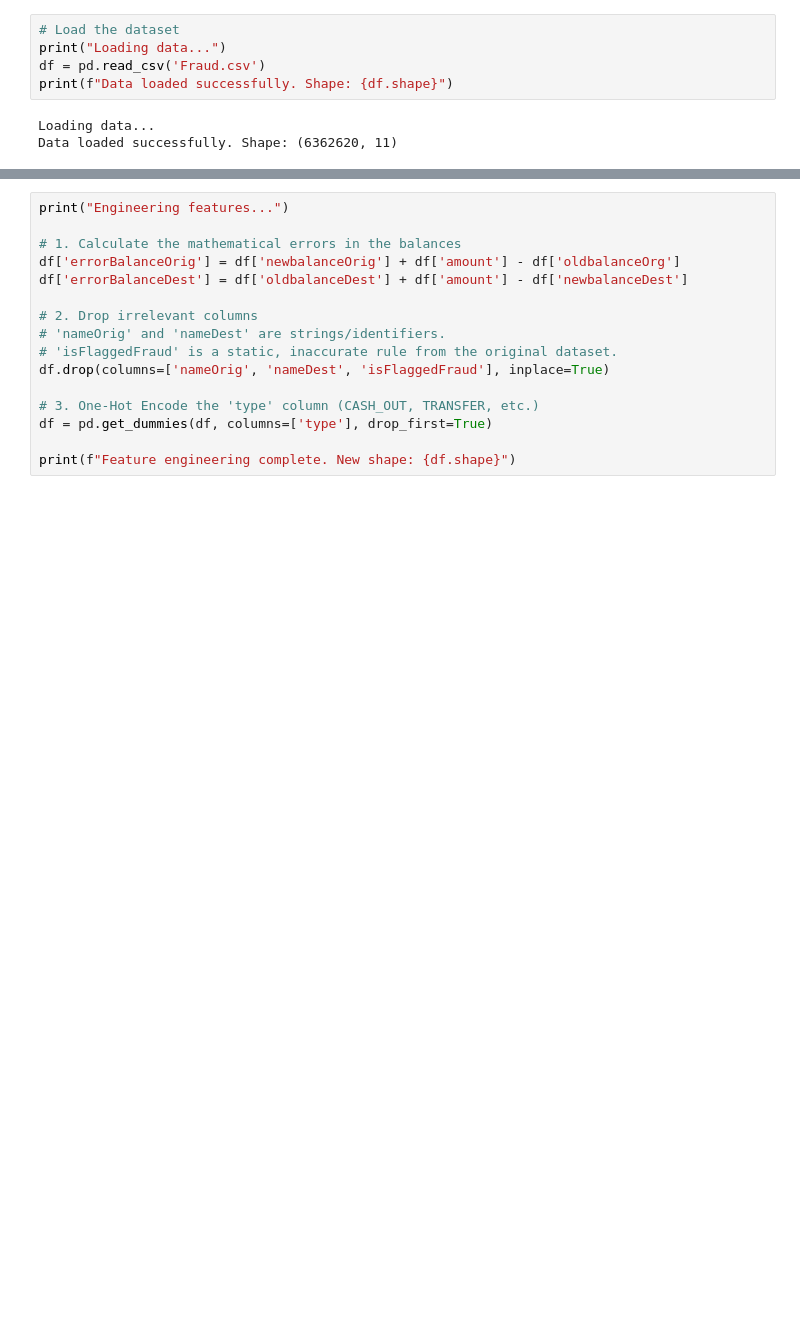
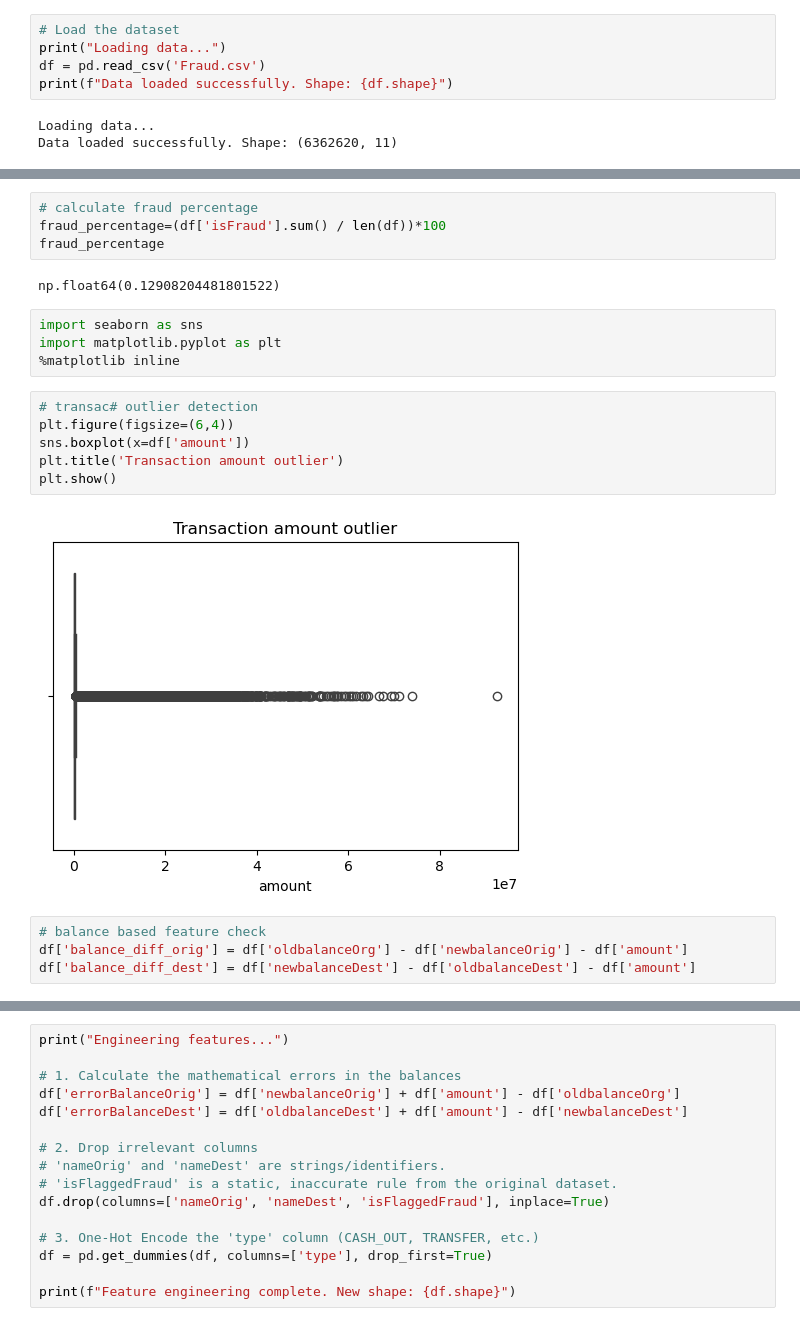
Before and after one commit to Krishna-0286/Transaction-Security-Scanner-ml, a Jupyter notebook: notebook/fraud_jup.ipynb, the cells around one changed output, grey strips where cells are left out. Cells and saved outputs as stored; diff of their text form; blank space fills up the shorter version.

```diff
--- a/notebook/fraud_jup.ipynb
+++ b/notebook/fraud_jup.ipynb
@@ -16,0 +99,22 @@ Data loaded successfully. Shape: (6362620, 11)
+# %%
+# calculate fraud percentage
+fraud_percentage=(df['isFraud'].sum() / len(df))*100
+fraud_percentage
+# %% [output]
+np.float64(0.12908204481801522)
+# %%
+import seaborn as sns
+import matplotlib.pyplot as plt
+%matplotlib inline
+# %%
+# transac# outlier detection
+plt.figure(figsize=(6,4))
+sns.boxplot(x=df['amount'])
+plt.title('Transaction amount outlier')
+plt.show()
+# %% [output]
+[figure, added]
+# %%
+# balance based feature check
+df['balance_diff_orig'] = df['oldbalanceOrg'] - df['newbalanceOrig'] - df['amount']
+df['balance_diff_dest'] = df['newbalanceDest'] - df['oldbalanceDest'] - df['amount']
```
Also changed, not shown: parts of 11 cells of this notebook.
